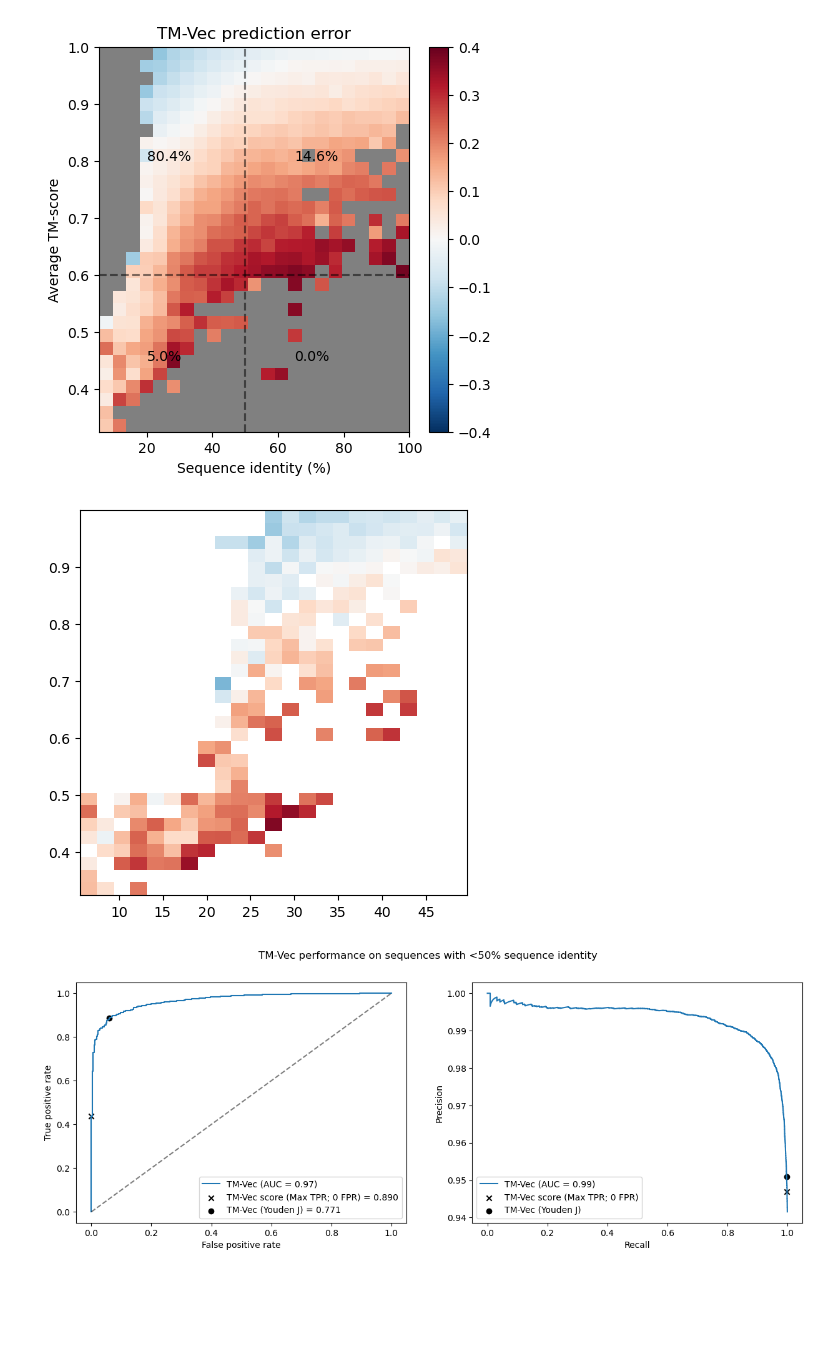
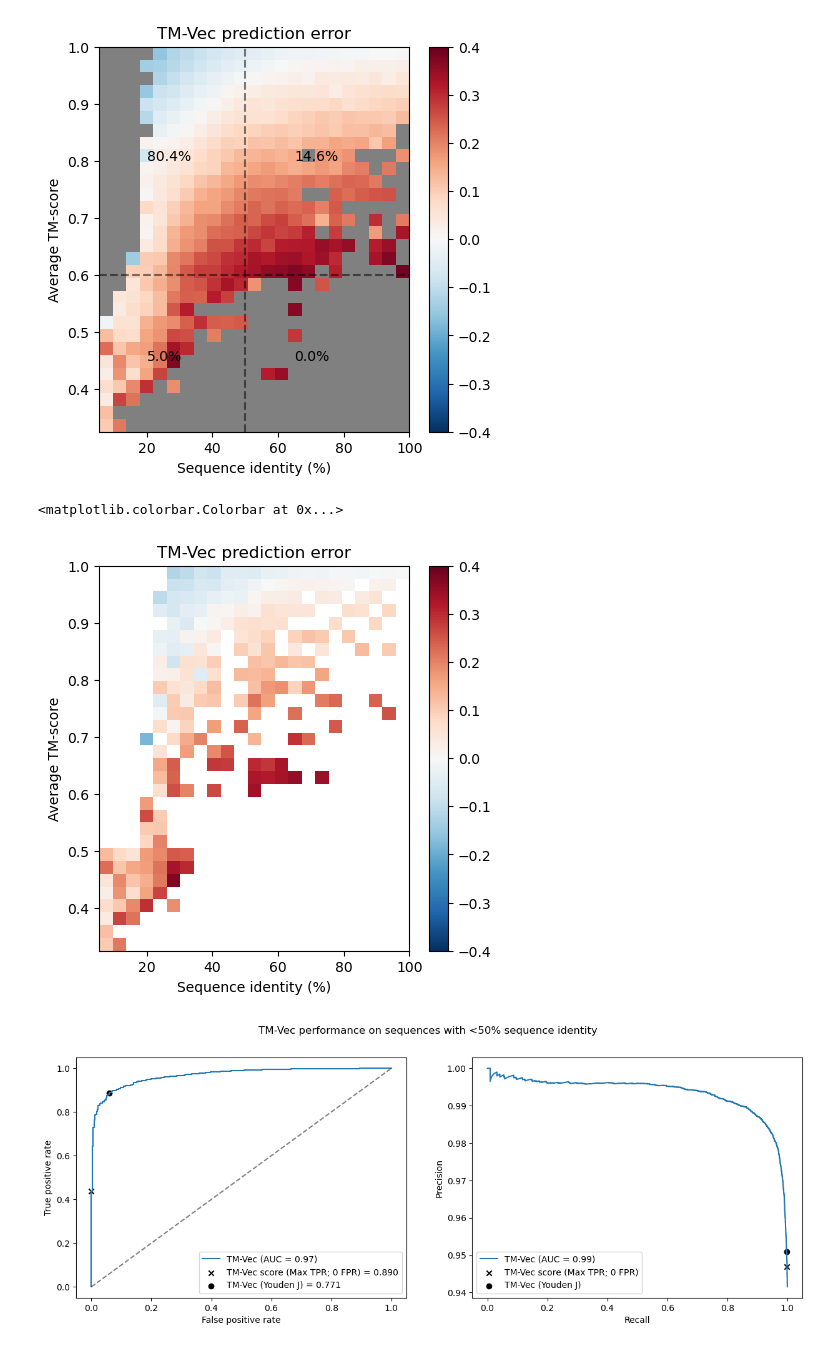
Before and after one commit to mortonjt/tm-vec, a Jupyter notebook: notebooks/plot-checkpoints.ipynb, the cells around one changed output. Drawn from its saved outputs; the diff is of its cells as text; code cells hidden in the pictures; blank space fills up the shorter version.

```diff
--- a/notebooks/plot-checkpoints.ipynb
+++ b/notebooks/plot-checkpoints.ipynb
@@ -243,23 +243,30 @@ top_right = scores_df[(scores_df["seq_id"] >= 50) & (scores_df["tm_avg"] > 0.5)]
 # bottom left
 bottom_left = scores_df[(scores_df["seq_id"] < 50) & (scores_df["tm_avg"] <= 0.5)].sample(max_samples, random_state=42)
 # %%
-balanced_scores_df = pd.concat([top_left, bottom_left])
+balanced_scores_df = pd.concat([top_left, bottom_left, top_right])
 # %%
 # make a heatmap for balanced scores
 
 # plot a 2d hist
 x = balanced_scores_df["tm_avg"].values
 y = balanced_scores_df["seq_id"].values
 z = balanced_scores_df["prediction_error"].values
 
 
 counts, xbins, ybins = np.histogram2d(x, y, bins=(30, 23))
 sums, _, _ = np.histogram2d(x, y, weights=z, bins=(xbins, ybins))
 fig, ax = plt.subplots(1, 1, figsize=(5, 5))
 
 m3 = ax.pcolormesh(ybins, xbins, sums / counts, cmap='RdBu_r', vmin=-0.4, vmax=0.4)
+
+# Cosmetics
+ax.set_xlabel("Sequence identity (%)")
+ax.set_ylabel("Average TM-score")
+ax.set_title("TM-Vec prediction error")
+plt.colorbar(m3, ax=ax)
 # %% [output]
+<matplotlib.colorbar.Colorbar at 0x...>
-[figure, old version]
+[figure, new version]
 # %%
 # under50_id = balanced_scores_df[(balanced_scores_df["seq_id"] < 50)]
 under50_id = scores_df[(scores_df["seq_id"] < 50)]
```
